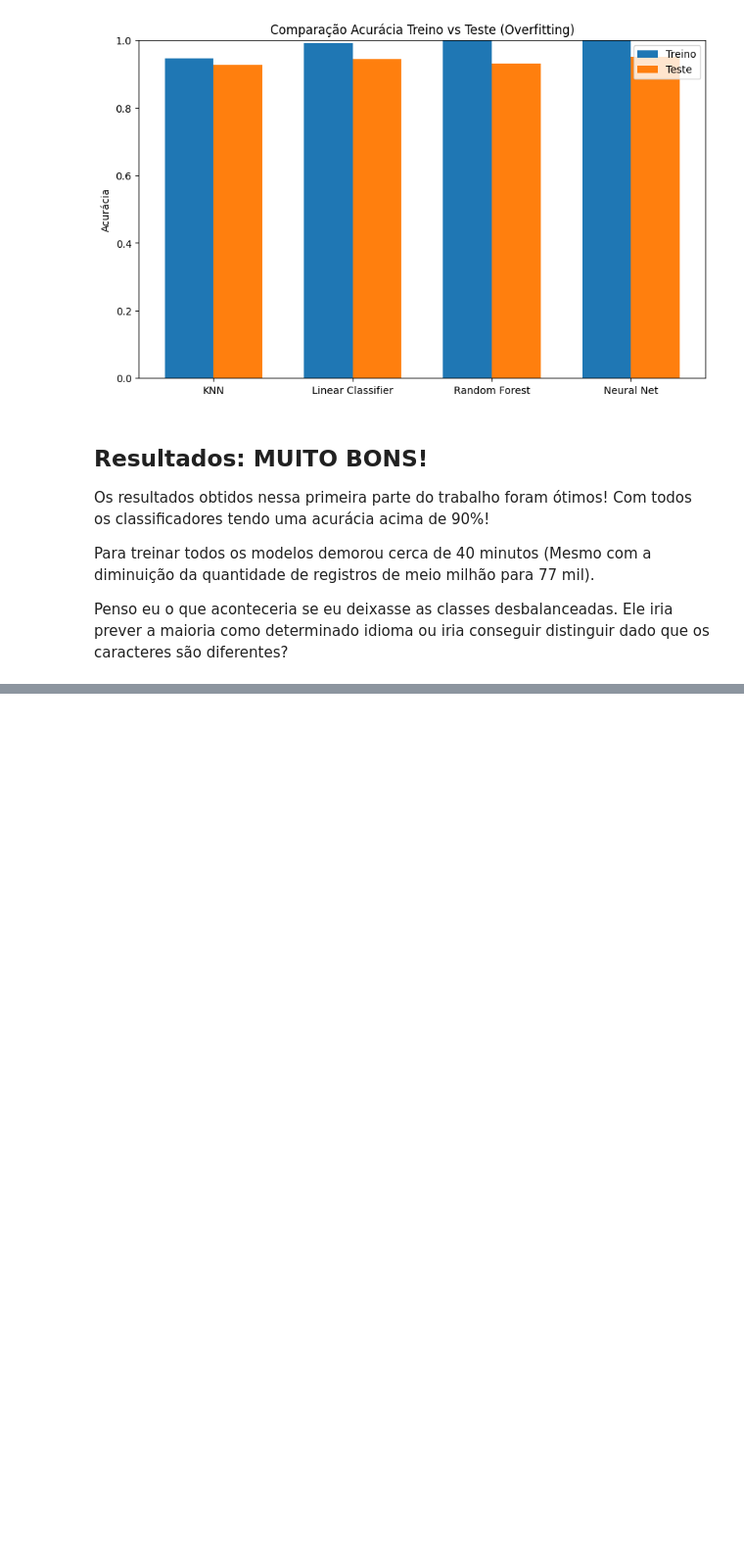
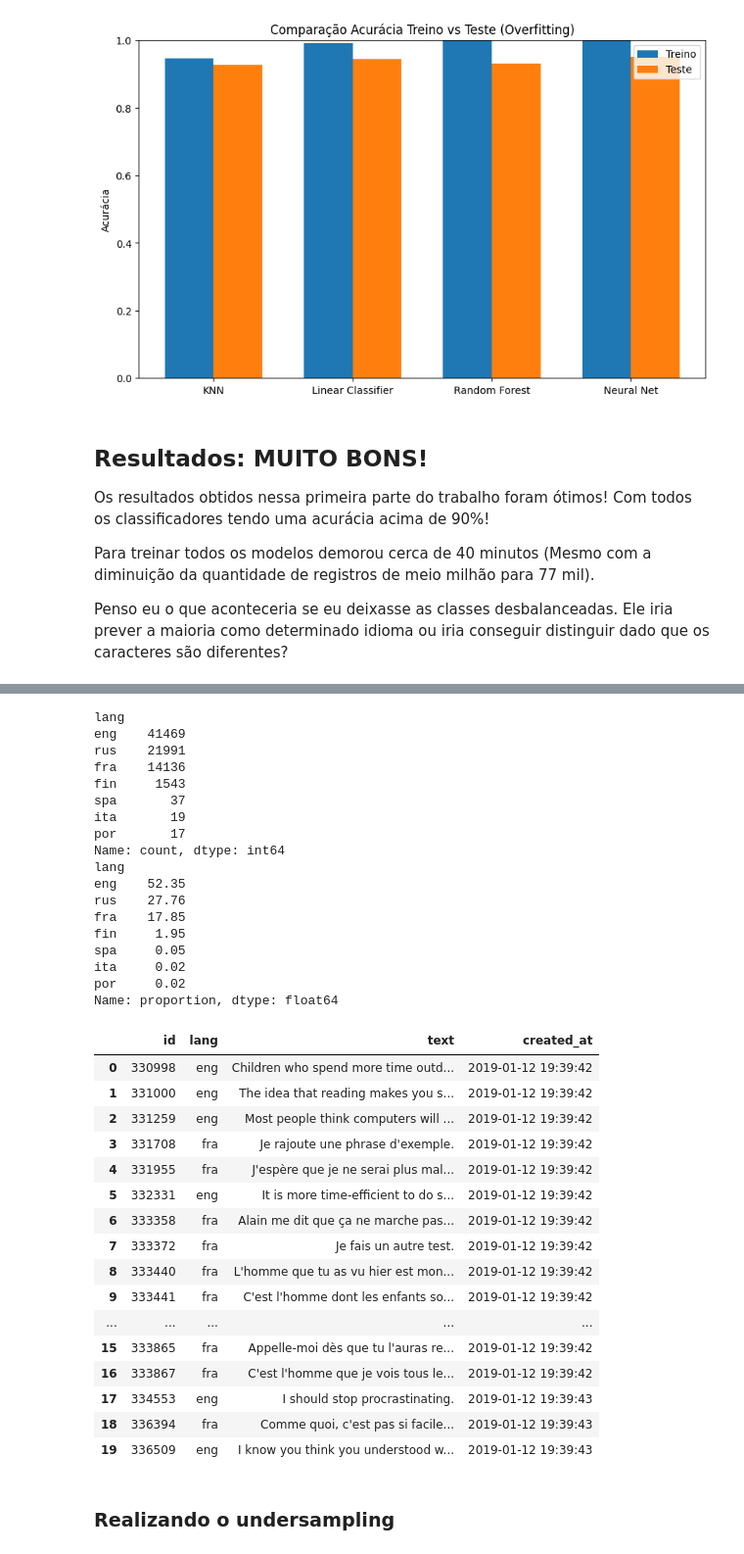
Before and after one commit to GodKelvin/pos-ia-dados-ufes, a Jupyter notebook: Processamento de Linguagem Natural/Kelvin_Lehrback_Trab_PLN.ipynb, the cells around one changed output, grey strips where cells are left out. Shown at 98% size. Cells and saved outputs as stored; diff of their text form; code cells hidden in the pictures; blank space fills up the shorter version.

```diff
--- a/Processamento de Linguagem Natural/Kelvin_Lehrback_Trab_PLN.ipynb
+++ b/Processamento de Linguagem Natural/Kelvin_Lehrback_Trab_PLN.ipynb
@@ -520,0 +524,4 @@ Penso eu o que aconteceria se eu deixasse as classes desbalanceadas. Ele iria pr
+# %%
+# Carregando a base de dados novamente
+import pandas as pd
+dataframe = pd.read_csv("datasets/sentences_CC0.csv", sep="\t", header=None, names=["id", "lang", "text", "created_at"])
@@ -520,0 +538,49 @@ Penso eu o que aconteceria se eu deixasse as classes desbalanceadas. Ele iria pr
+# %%
+idiomas = ["eng", "rus", "fra", "fin", "ita", "por", "spa"]
+dataframe = dataframe[dataframe["lang"].isin(idiomas)]
+
+# Contagem absoluta
+print(dataframe['lang'].value_counts())
+
+# Contagem percentual
+print((dataframe['lang'].value_counts(normalize=True) * 100).round(2))
+
+dataframe.head(20)
+# %% [output]
+lang
+eng    41469
+rus    21991
+fra    14136
+fin     1543
+spa       37
+ita       19
+por       17
+Name: count, dtype: int64
+lang
+eng    52.35
+rus    27.76
+fra    17.85
+fin     1.95
+spa     0.05
+ita     0.02
+por     0.02
+Name: proportion, dtype: float64
+|  | id | lang | text | created_at |
+| 0 | 330998 | eng | Children who spend more time outd... | 2019-01-12 19:39:42 |
+| 1 | 331000 | eng | The idea that reading makes you s... | 2019-01-12 19:39:42 |
+| 2 | 331259 | eng | Most people think computers will ... | 2019-01-12 19:39:42 |
+| 3 | 331708 | fra | Je rajoute une phrase d'exemple. | 2019-01-12 19:39:42 |
+| 4 | 331955 | fra | J'espère que je ne serai plus mal... | 2019-01-12 19:39:42 |
+| 5 | 332331 | eng | It is more time-efficient to do s... | 2019-01-12 19:39:42 |
+| 6 | 333358 | fra | Alain me dit que ça ne marche pas... | 2019-01-12 19:39:42 |
+| 7 | 333372 | fra | Je fais un autre test. | 2019-01-12 19:39:42 |
+| 8 | 333440 | fra | L'homme que tu as vu hier est mon... | 2019-01-12 19:39:42 |
+| 9 | 333441 | fra | C'est l'homme dont les enfants so... | 2019-01-12 19:39:42 |
+| ... | ... | ... | ... | ... |
+| 15 | 333865 | fra | Appelle-moi dès que tu l'auras re... | 2019-01-12 19:39:42 |
+| 16 | 333867 | fra | C'est l'homme que je vois tous le... | 2019-01-12 19:39:42 |
+| 17 | 334553 | eng | I should stop procrastinating. | 2019-01-12 19:39:43 |
+| 18 | 336394 | fra | Comme quoi, c'est pas si facile... | 2019-01-12 19:39:43 |
+| 19 | 336509 | eng | I know you think you understood w... | 2019-01-12 19:39:43 |
+# %% [markdown]
+### Realizando o undersampling
```
Also changed, not shown: parts of 14 cells of this notebook.
